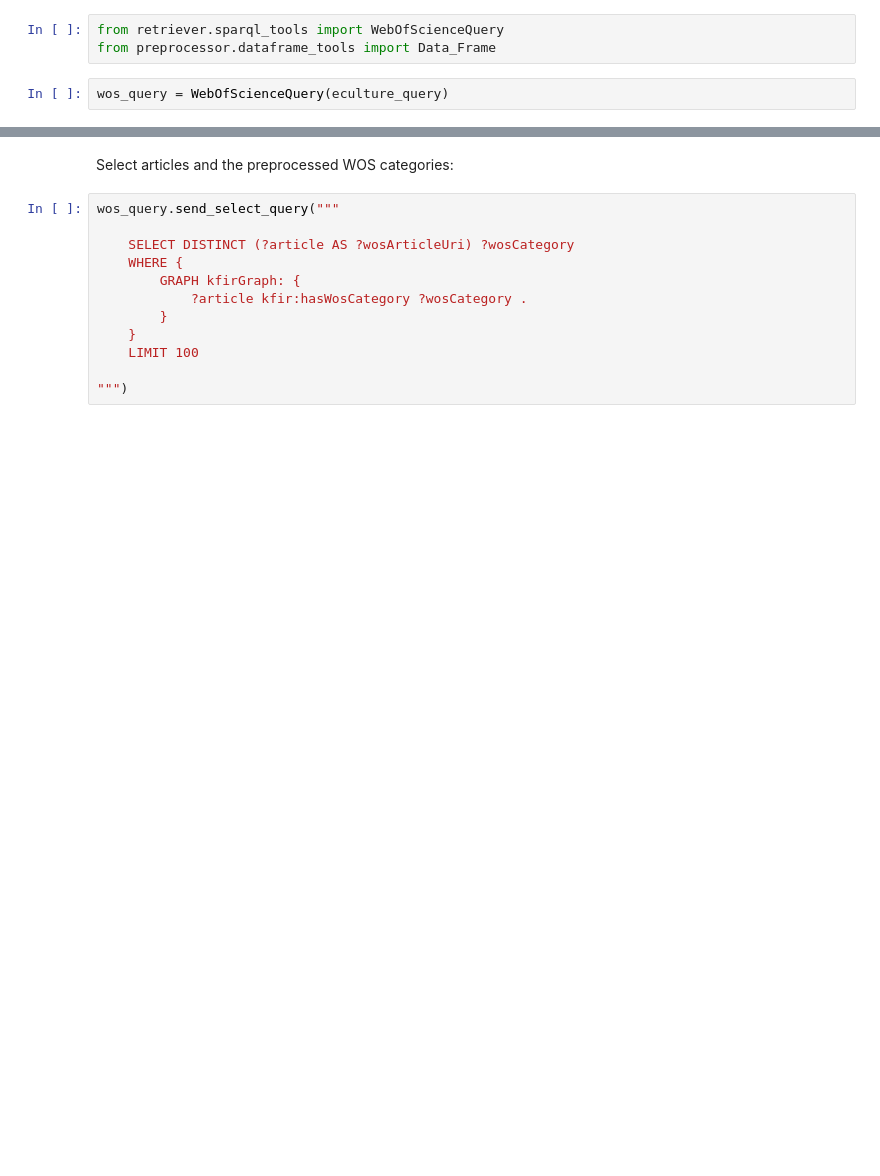
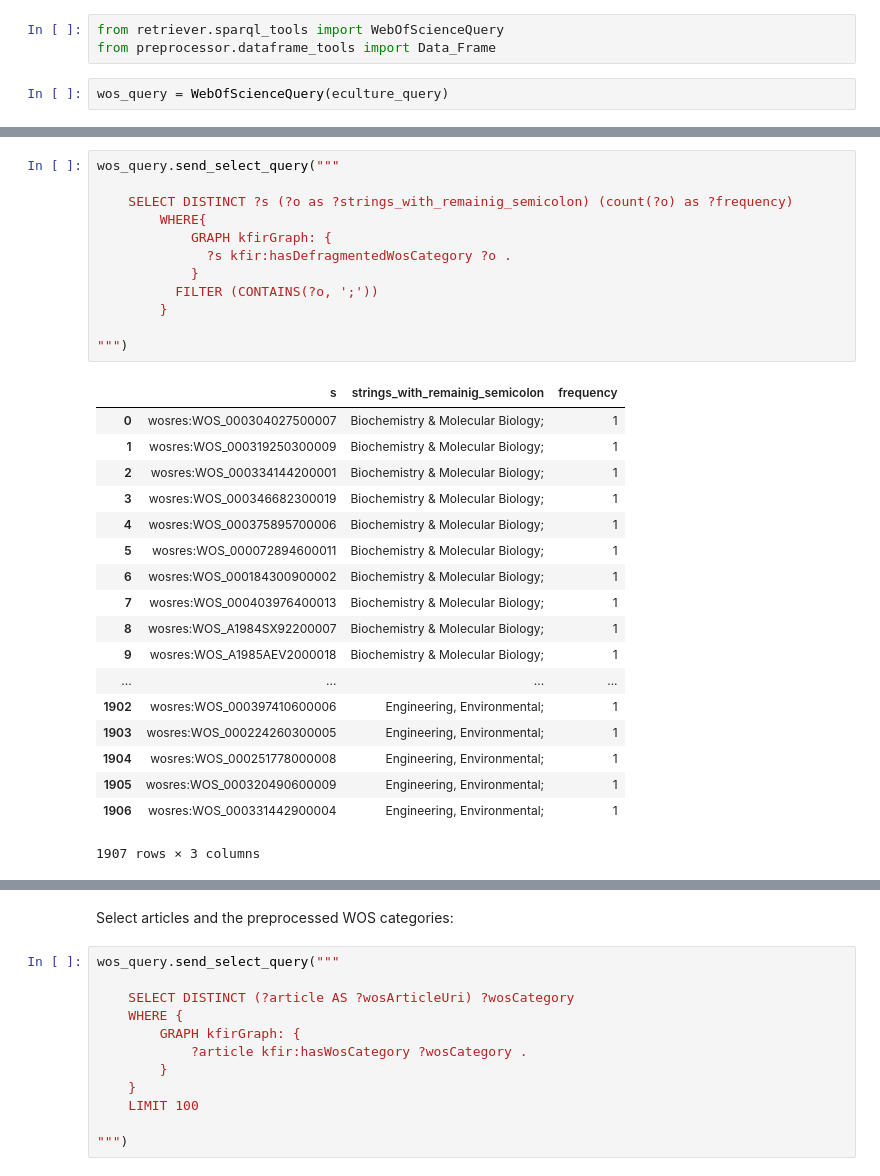
Before and after one commit to clokman/KFIR, a Jupyter notebook: notebooks/KFIR.ipynb, the cells around one changed output, grey strips where cells are left out. Drawn from its saved outputs; the diff is of its cells as text; blank space fills up the shorter version.

```diff
--- a/notebooks/KFIR.ipynb
+++ b/notebooks/KFIR.ipynb
@@ -1398,0 +1547,31 @@ The operation currently stops at 81 percent. This needs to be investigated.
+# %%
+wos_query.send_select_query("""
+
+    SELECT DISTINCT ?s (?o as ?strings_with_remainig_semicolon) (count(?o) as ?frequency)
+        WHERE{
+            GRAPH kfirGraph: {
+              ?s kfir:hasDefragmentedWosCategory ?o .
+            }
+          FILTER (CONTAINS(?o, ';'))
+        }
+
+""")
+# %% [output]
+|  | s | strings_with_remainig_semicolon | frequency |
+| 0 | wosres:WOS_000304027500007 | Biochemistry & Molecular Biology; | 1 |
+| 1 | wosres:WOS_000319250300009 | Biochemistry & Molecular Biology; | 1 |
+| 2 | wosres:WOS_000334144200001 | Biochemistry & Molecular Biology; | 1 |
+| 3 | wosres:WOS_000346682300019 | Biochemistry & Molecular Biology; | 1 |
+| 4 | wosres:WOS_000375895700006 | Biochemistry & Molecular Biology; | 1 |
+| 5 | wosres:WOS_000072894600011 | Biochemistry & Molecular Biology; | 1 |
+| 6 | wosres:WOS_000184300900002 | Biochemistry & Molecular Biology; | 1 |
+| 7 | wosres:WOS_000403976400013 | Biochemistry & Molecular Biology; | 1 |
+| 8 | wosres:WOS_A1984SX92200007 | Biochemistry & Molecular Biology; | 1 |
+| 9 | wosres:WOS_A1985AEV2000018 | Biochemistry & Molecular Biology; | 1 |
+| ... | ... | ... | ... |
+| 1902 | wosres:WOS_000397410600006 | Engineering, Environmental; | 1 |
+| 1903 | wosres:WOS_000224260300005 | Engineering, Environmental; | 1 |
+| 1904 | wosres:WOS_000251778000008 | Engineering, Environmental; | 1 |
+| 1905 | wosres:WOS_000320490600009 | Engineering, Environmental; | 1 |
+| 1906 | wosres:WOS_000331442900004 | Engineering, Environmental; | 1 |
+1907 rows × 3 columns
```
Also changed, not shown: parts of 24 cells of this notebook.
